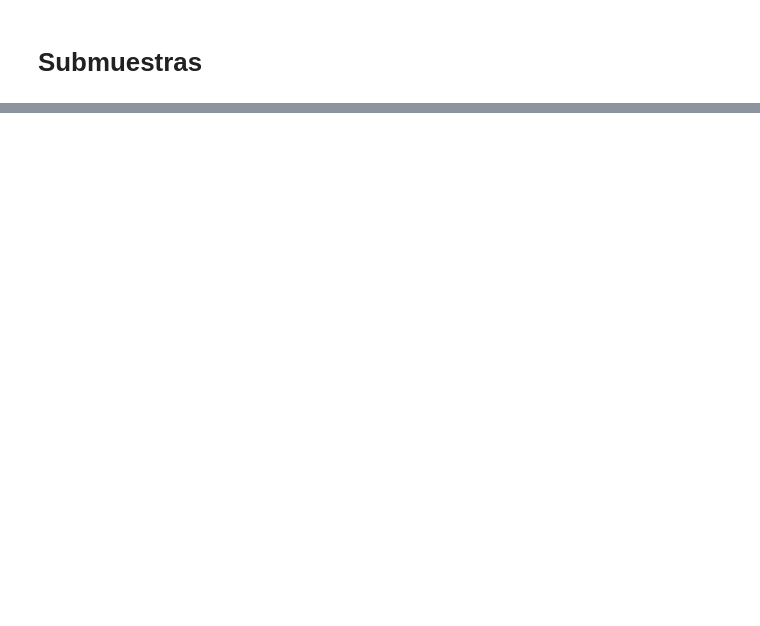
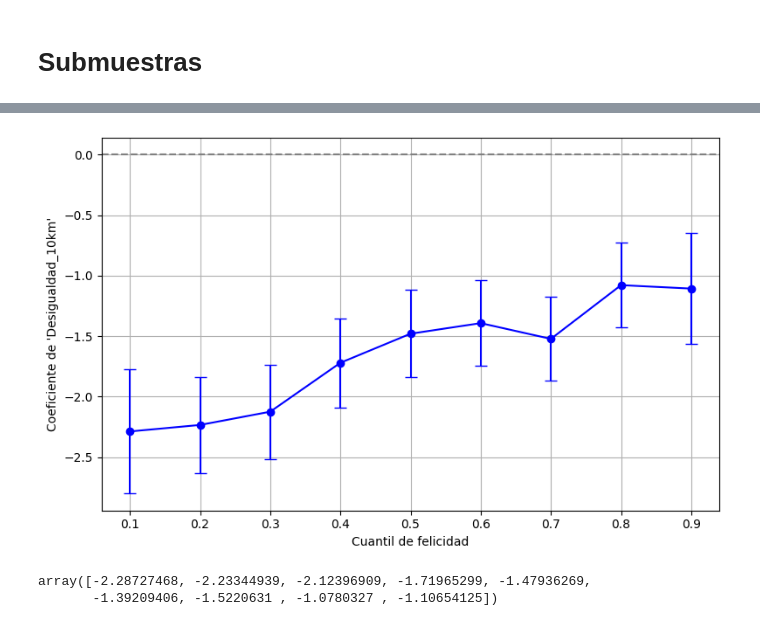
Before and after one commit to LCaravaggio/FelicidadDesigualdad, a Jupyter notebook: Resultados.ipynb, the cells around one changed output, grey strips where cells are left out. Saved outputs shown, nothing was run; the diff lists cells and outputs as text; code cells hidden in the pictures; blank space fills up the shorter version.

```diff
--- a/Resultados.ipynb
+++ b/Resultados.ipynb
@@ -498,0 +479,20 @@ with open("tabla_descriptiva.tex", "w") as f:
+# %%
+import statsmodels.api as sm
+import numpy as np
+
+# Definir variables
+X = ciudades[["Desigualdad_10km", "redes", "ingreso_subjetivo", "capital", "años_estudio", "desigualdad_subjetiva", "aceptacion_desigualdad"]].replace([np.inf, -np.inf], np.nan)
+y = ciudades["felicidad"].replace([np.inf, -np.inf], np.nan)
+
+# Filtrar filas con NaN en X o y
+mask = X.notna().all(axis=1) & y.notna()
+X, y = X[mask], y[mask]
+
+# Agregar constante
+X = sm.add_constant(X)
+
+# Modelo por cuantiles: ejemplo para el cuantil 0.5 (mediana)
+modelo_qr = sm.QuantReg(y, X).fit(q=0.5, cov_type='robust')
+
+# Resumen del modelo
+print(modelo_qr.summary())
@@ -498,0 +520,45 @@ with open("tabla_descriptiva.tex", "w") as f:
+# %%
+import statsmodels.api as sm
+import statsmodels.formula.api as smf
+import matplotlib.pyplot as plt
+import pandas as pd
+import numpy as np
+
+# Definir cuantiles que te interesan
+quantiles = [0.1, 0.2,0.3,0.4, 0.5, 0.6,0.7,0.8, 0.9]
+
+# Crear listas para guardar coeficientes y errores estándar
+coefs = []
+ses = []
+
+# Asegurate de tener los datos filtrados como antes
+df = ciudades[["felicidad", "Desigualdad_10km", "redes", "ingreso_subjetivo", "capital", "años_estudio", "desigualdad_subjetiva", "aceptacion_desigualdad"]].replace([np.inf, -np.inf], np.nan).dropna()
+
+# Iterar sobre los cuantiles
+for q in quantiles:
+    mod = smf.quantreg("felicidad ~ Desigualdad_10km + redes + ingreso_subjetivo + capital + años_estudio + desigualdad_subjetiva + aceptacion_desigualdad", df)
+    res = mod.fit(q=q, cov_type='HC1')
+    coefs.append(res.params["Desigualdad_10km"])
+    ses.append(res.bse["Desigualdad_10km"])
+
+# Convertir a arrays para graficar
+coefs = np.array(coefs)
+ses = np.array(ses)
+
+# Graficar
+plt.figure(figsize=(8, 5))
+plt.errorbar(quantiles, coefs, yerr=ses, fmt='o-', color='blue', capsize=5)
+plt.axhline(0, color='gray', linestyle='--')
+#plt.title("Impacto de la desigualdad visual sobre la felicidad por cuantil")
+plt.xlabel("Cuantil de felicidad")
+plt.ylabel("Coeficiente de 'Desigualdad_10km'")
+plt.grid(True)
+plt.tight_layout()
+plt.show()
+# %% [output]
+[figure, added]
+# %%
+coefs
+# %% [output]
+array([-2.28727468, -2.23344939, -2.12396909, -1.71965299, -1.47936269,
+       -1.39209406, -1.5220631 , -1.0780327 , -1.10654125])
```
Also changed, not shown: parts of 9 cells of this notebook.
